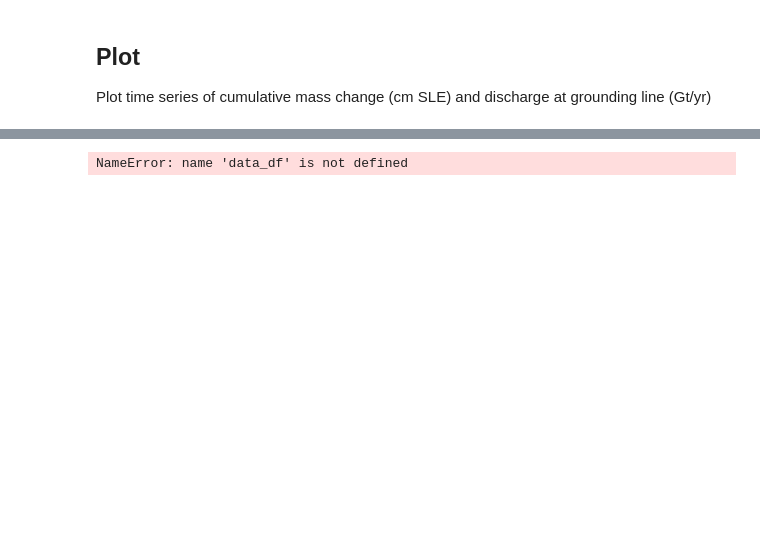
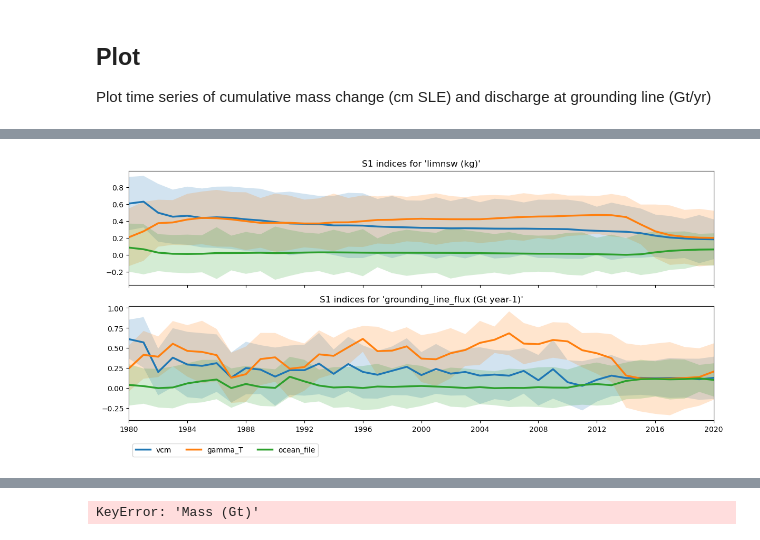
Before and after one commit to pism/pism-ragis, a Jupyter notebook: notebooks/ragis_scalar.ipynb, the cells around one changed output, grey strips where cells are left out. Saved outputs shown, nothing was run; the diff lists cells and outputs as text; code cells hidden in the pictures; blank space fills up the shorter version.

```diff
--- a/notebooks/ragis_scalar.ipynb
+++ b/notebooks/ragis_scalar.ipynb
@@ -189,0 +111,38 @@ def resample_ensemble_by_data(
+# %%
+    si = "S1"
+    outfile = f"{lhs}.pdf"
+    fig, axs = plt.subplots(
+        2,
+        1,
+        sharex="col",
+        figsize=[12, 6],
+    )
+    fig.subplots_adjust(bottom=0.0)
+    for k, m_var in enumerate(["limnsw (kg)", "grounding_line_flux (Gt year-1)"]):
+        m_df = sa_df[sa_df["Variable"] == m_var]
+        ax = axs.ravel()[k]
+        p_df = m_df[m_df["Si"] == si].drop(columns=["Si", "Variable"]).set_index("Date")
+        p_conf_df = m_df[m_df["Si"] == si + "_conf"].drop(columns=["Si"])
+
+        [
+            ax.plot(p_df.index, p_df[v], lw=2.5, label=v)
+            for v in sa_df.drop(columns=["Si", "Variable", "Date"]).keys()
+        ]
+
+        [
+            ax.fill_between(
+                p_df.index,
+                p_df[v].values - p_conf_df[v].values,
+                p_df[v].values + p_conf_df[v].values,
+                alpha=0.2,
+                lw=0,
+            )
+            for v in sa_df.drop(columns=["Si", "Variable", "Date"]).keys()
+        ]
+        ax.set_xlim(datetime(1980, 1, 1), datetime(2020, 1, 1))
+        lgd = ax.set_title(f"{si} indices for '{m_var}'")
+    legend = axs[-1].legend(loc="lower left", ncols=3, bbox_to_anchor=(0, -0.35))
+    fig.tight_layout()
+    fig.savefig(f"{si}_{outfile}")
+# %% [output]
+[figure, added]
@@ -190,10 +166,10 @@ def resample_ensemble_by_data(
 # %%
-ragis_calib = resample_ensemble_by_data(imbie, data_df,
+ragis_calib = resample_ensemble_by_data(imbie, df,
                                         fudge_factor=5)
 calib_exps = ragis_calib["Experiment"].unique()
 print(calib_exps)
 # %% [output]
-NameError: name 'data_df' is not defined
+KeyError: 'Mass (Gt)'
 # %%
 fig, axs = plt.subplots(nrows=2, ncols=1, sharex="col", figsize=(12, 8))
 fig.subplots_adjust(wspace=0.0, hspace=0.0)
```
Also changed, not shown: parts of 19 cells of this notebook, 1 other file.
